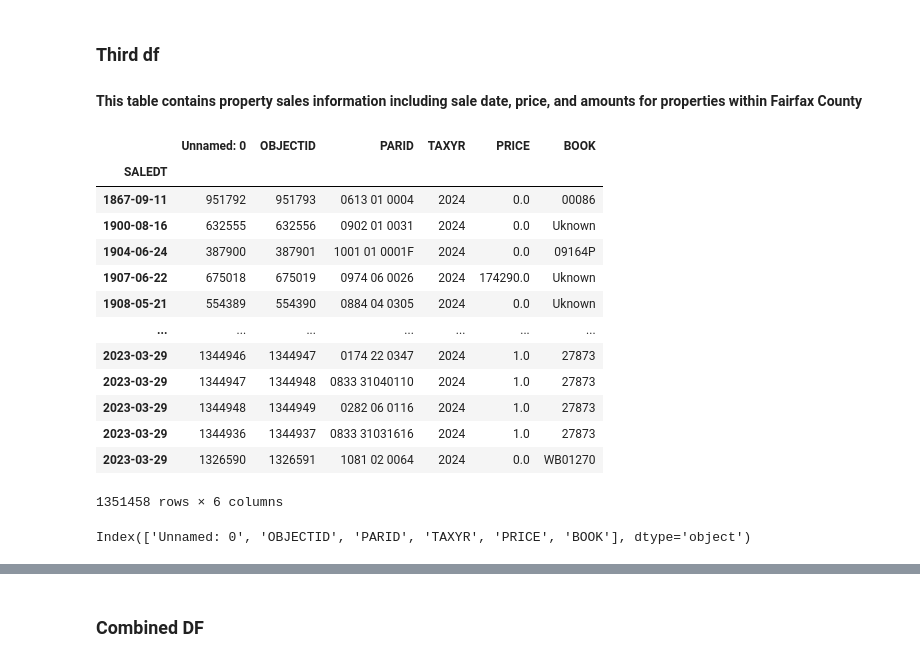
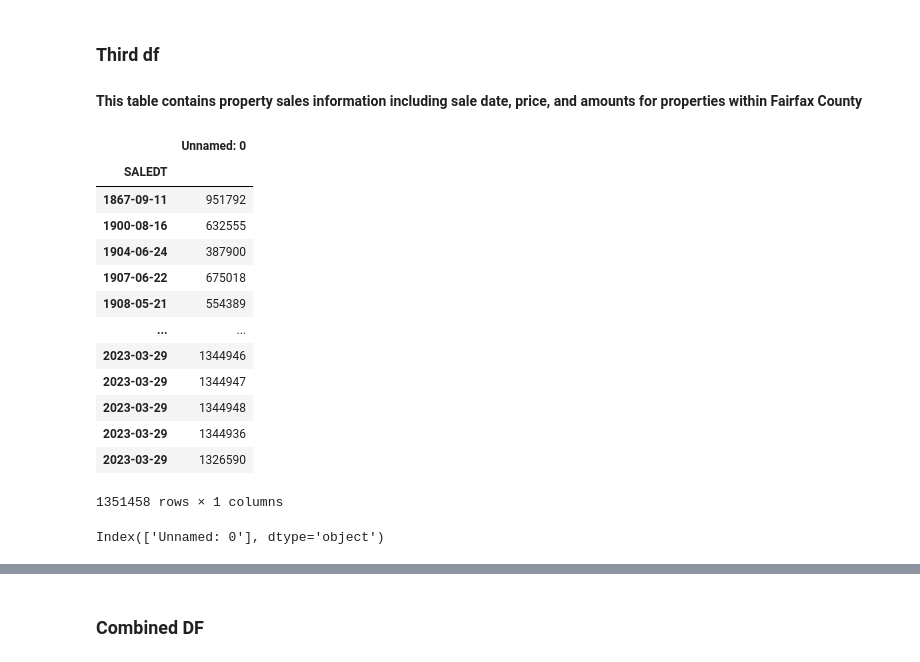
Before and after one commit to bkalan32/Group-Project, a Jupyter notebook: Real estate.ipynb, the cells around one changed output, grey strips where cells are left out. Drawn from its saved outputs; the diff is of its cells as text; code cells hidden in the pictures.

```diff
--- a/Real estate.ipynb
+++ b/Real estate.ipynb
@@ -121,25 +83,25 @@ df3.to_csv('Tax_Administration_s_Real_Estate_-_Sales_Data_cutdown.csv')
 # %%
-df3_path = Path('csv_resources/Tax_Administration_s_Real_Estate_-_Sales_Data_cutdown.csv')
+df3_path = Path('csv_resources/Tax_Administration_s_Real_Estate_-_Sales_Data_cutdown1.csv')
 #df3 = pd.read_csv(df3_path)
 df3 = pd.read_csv(df3_path, index_col='SALEDT', infer_datetime_format=True, parse_dates=True)
 df3.sort_index(inplace=True)
 df3 = df3.replace(np.nan, 'Uknown')
 display(df3)
 
 df3.columns
 # %% [output]
-|  | Unnamed: 0 | OBJECTID | PARID | TAXYR | PRICE | BOOK |
-| SALEDT |  |  |  |  |  |  |
-| 1867-09-11 | 951792 | 951793 | 0613 01 0004 | 2024 | 0.0 | 00086 |
-| 1900-08-16 | 632555 | 632556 | 0902 01 0031 | 2024 | 0.0 | Uknown |
-| 1904-06-24 | 387900 | 387901 | 1001 01 0001F | 2024 | 0.0 | 09164P |
-| 1907-06-22 | 675018 | 675019 | 0974 06 0026 | 2024 | 174290.0 | Uknown |
-| 1908-05-21 | 554389 | 554390 | 0884 04 0305 | 2024 | 0.0 | Uknown |
-| ... | ... | ... | ... | ... | ... | ... |
-| 2023-03-29 | 1344946 | 1344947 | 0174 22 0347 | 2024 | 1.0 | 27873 |
-| 2023-03-29 | 1344947 | 1344948 | 0833 31040110 | 2024 | 1.0 | 27873 |
-| 2023-03-29 | 1344948 | 1344949 | 0282 06 0116 | 2024 | 1.0 | 27873 |
-| 2023-03-29 | 1344936 | 1344937 | 0833 31031616 | 2024 | 1.0 | 27873 |
-| 2023-03-29 | 1326590 | 1326591 | 1081 02 0064 | 2024 | 0.0 | WB01270 |
+|  | Unnamed: 0 |
+| SALEDT |  |
+| 1867-09-11 | 951792 |
+| 1900-08-16 | 632555 |
+| 1904-06-24 | 387900 |
+| 1907-06-22 | 675018 |
+| 1908-05-21 | 554389 |
+| ... | ... |
+| 2023-03-29 | 1344946 |
+| 2023-03-29 | 1344947 |
+| 2023-03-29 | 1344948 |
+| 2023-03-29 | 1344936 |
+| 2023-03-29 | 1326590 |
-1351458 rows × 6 columns
+1351458 rows × 1 columns
-Index(['Unnamed: 0', 'OBJECTID', 'PARID', 'TAXYR', 'PRICE', 'BOOK'], dtype='object')
+Index(['Unnamed: 0'], dtype='object')
```
Also changed, not shown: parts of 19 cells of this notebook, 6 other files.
